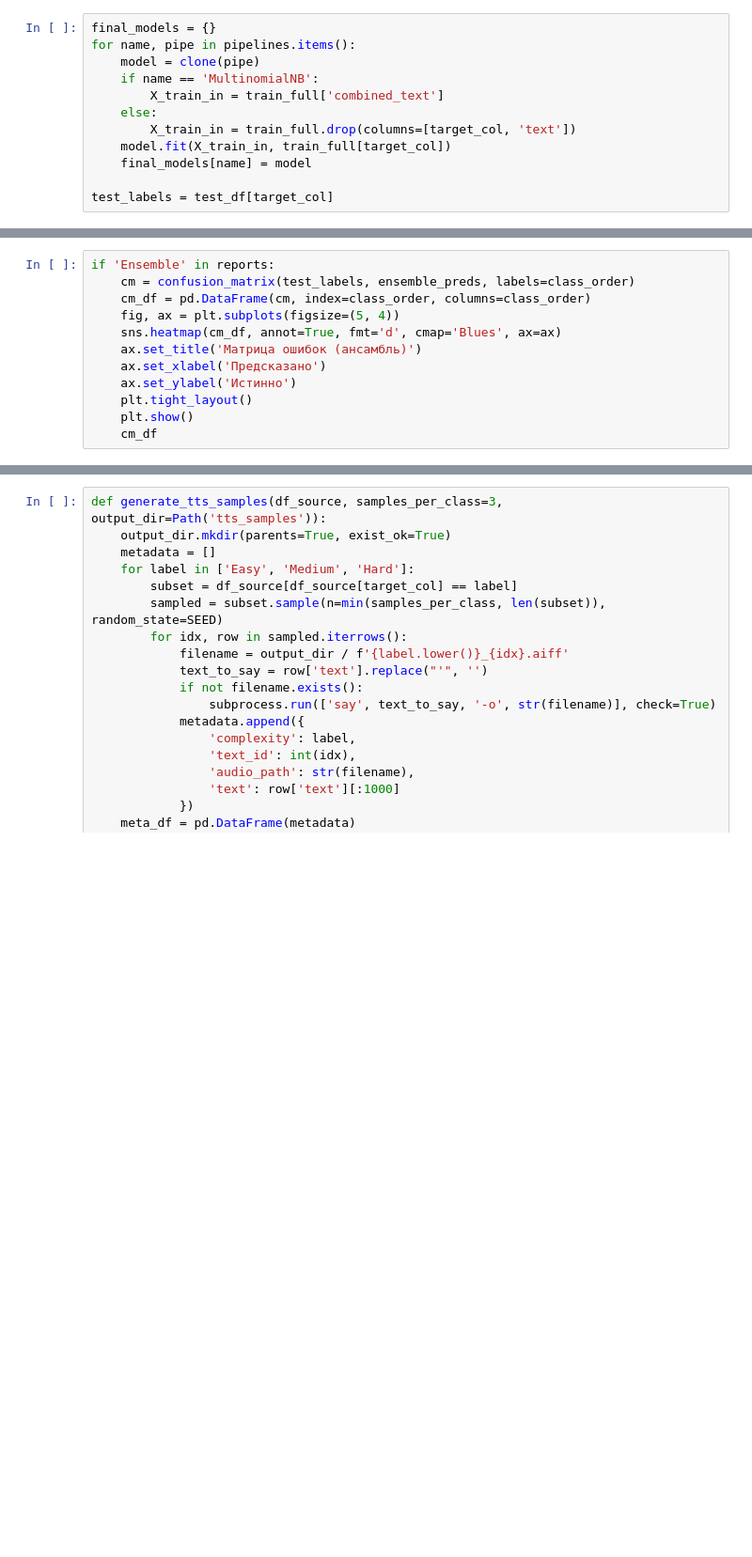
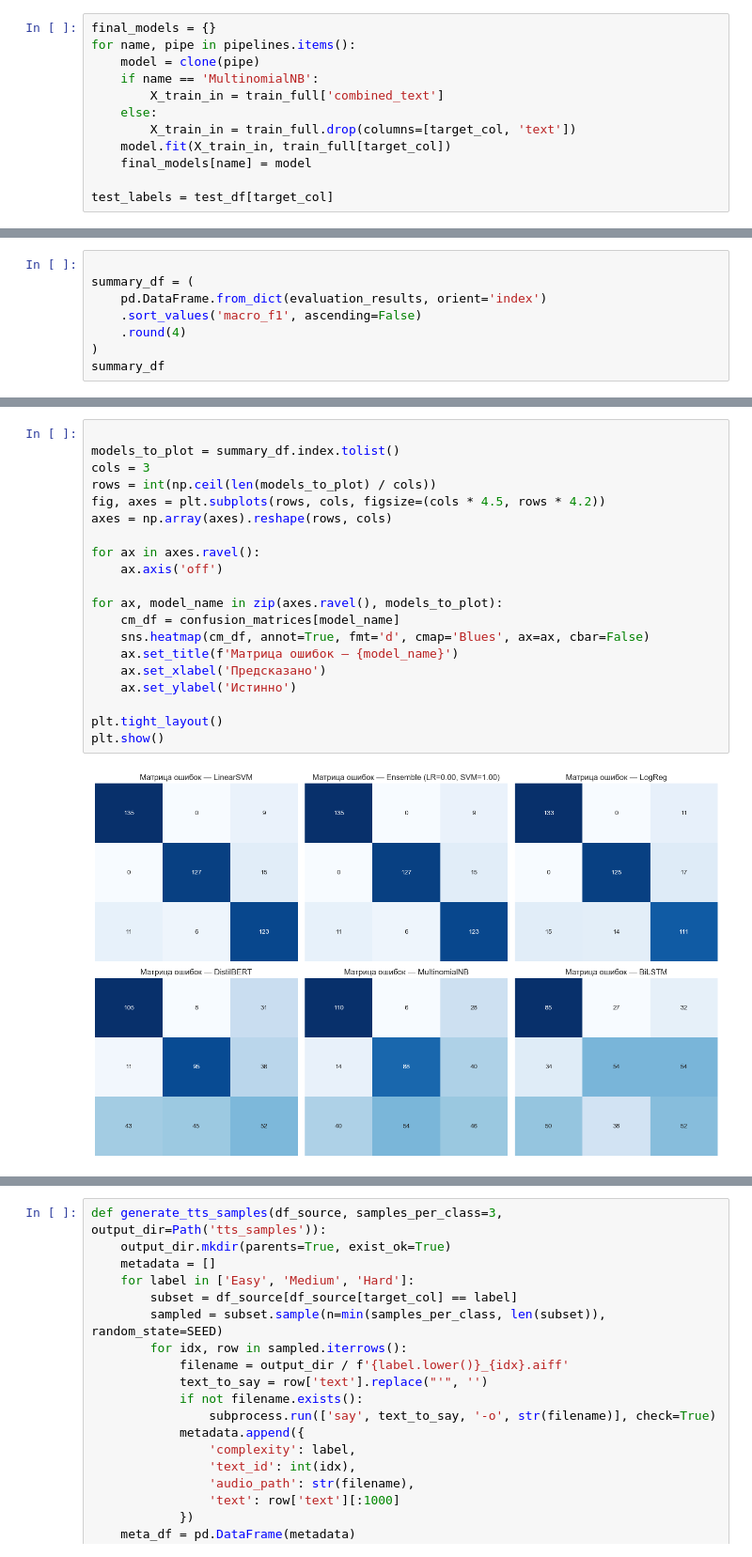
Before and after one commit to GuziiIV/urfu_NLP_project, a Jupyter notebook: bbc_news_classification.ipynb, the cells around one changed output, grey strips where cells are left out. Shown at 94% size. Saved outputs shown, nothing was run; the diff lists cells and outputs as text; blank space fills up the shorter version.

```diff
--- a/bbc_news_classification.ipynb
+++ b/bbc_news_classification.ipynb
@@ -344,14 +400,2 @@ if 'Ensemble' in reports:
 else:
     'Ансамбль не сформирован'
-# %%
-if 'Ensemble' in reports:
-    cm = confusion_matrix(test_labels, ensemble_preds, labels=class_order)
-    cm_df = pd.DataFrame(cm, index=class_order, columns=class_order)
-    fig, ax = plt.subplots(figsize=(5, 4))
-    sns.heatmap(cm_df, annot=True, fmt='d', cmap='Blues', ax=ax)
-    ax.set_title('Матрица ошибок (ансамбль)')
-    ax.set_xlabel('Предсказано')
-    ax.set_ylabel('Истинно')
-    plt.tight_layout()
-    plt.show()
-    cm_df
@@ -359,0 +748,8 @@ if 'Ensemble' in reports:
+# %%
+
+summary_df = (
+    pd.DataFrame.from_dict(evaluation_results, orient='index')
+    .sort_values('macro_f1', ascending=False)
+    .round(4)
+)
+summary_df
@@ -360 +764,23 @@ if 'Ensemble' in reports:
+# %%
+
+models_to_plot = summary_df.index.tolist()
+cols = 3
+rows = int(np.ceil(len(models_to_plot) / cols))
+fig, axes = plt.subplots(rows, cols, figsize=(cols * 4.5, rows * 4.2))
+axes = np.array(axes).reshape(rows, cols)
+
+for ax in axes.ravel():
+    ax.axis('off')
+
+for ax, model_name in zip(axes.ravel(), models_to_plot):
+    cm_df = confusion_matrices[model_name]
+    sns.heatmap(cm_df, annot=True, fmt='d', cmap='Blues', ax=ax, cbar=False)
+    ax.set_title(f'Матрица ошибок — {model_name}')
+    ax.set_xlabel('Предсказано')
+    ax.set_ylabel('Истинно')
+
+plt.tight_layout()
+plt.show()
+# %% [output]
+[figure, added]
 # %%
```
Also changed, not shown: parts of 22 cells of this notebook.
